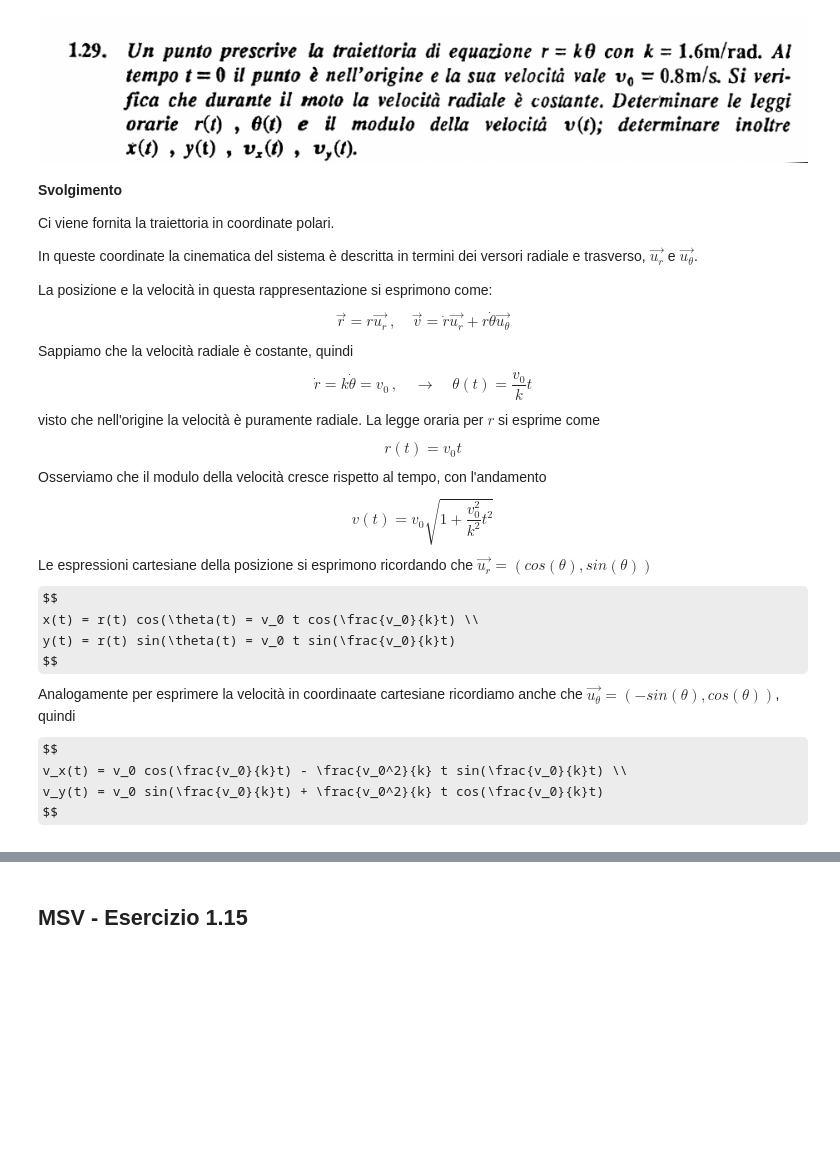
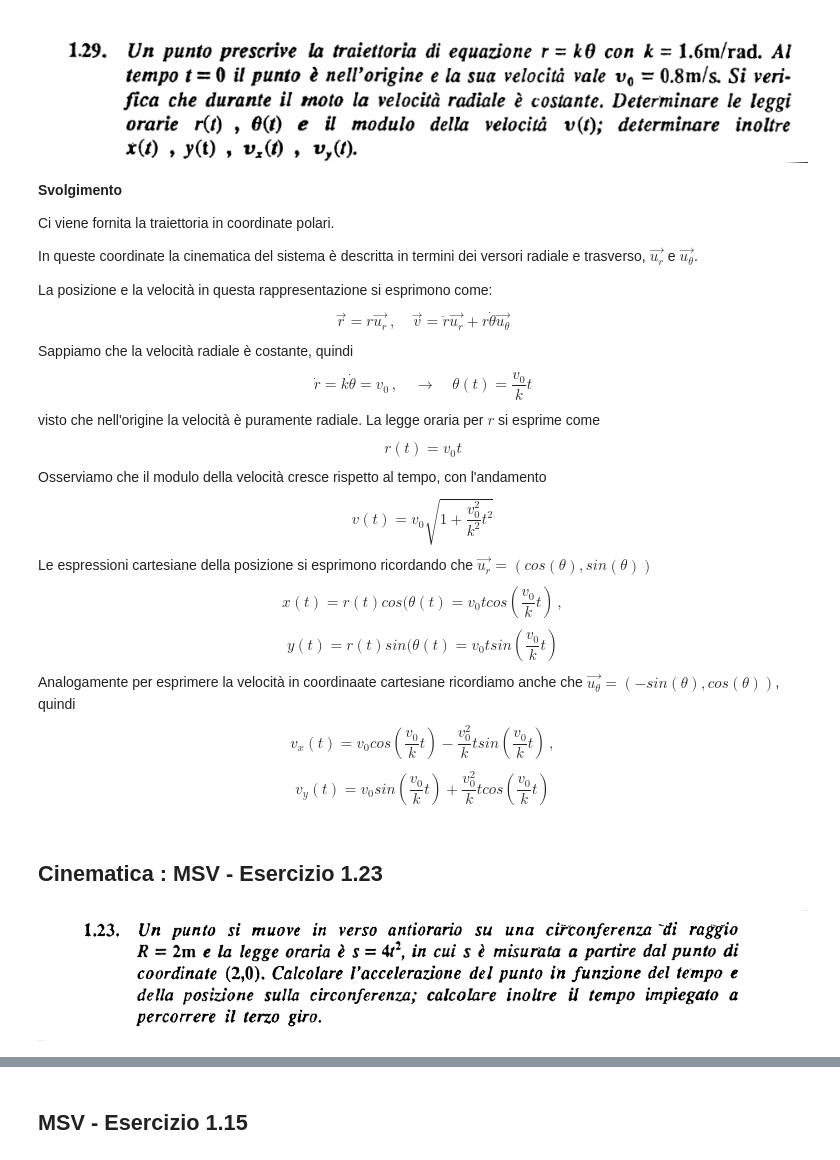
Before and after one commit to marcodalessandro76/Esercitazioni-Fisica-1, a Jupyter notebook: Cinematica punto materiale.ipynb, the cells around one changed output, grey strips where cells are left out. Saved outputs shown, nothing was run; the diff lists cells and outputs as text; code cells hidden in the pictures; some formulas as TeX source; blank space fills up the shorter version.

```diff
--- a/Cinematica punto materiale.ipynb
+++ b/Cinematica punto materiale.ipynb
@@ -280,11 +281,21 @@ v(t) = v_0 \sqrt{1+\frac{v_0^2}{k^2}t^2}
 $$
 Le espressioni cartesiane della posizione si esprimono ricordando che $\vec{u_r} = (cos(\theta),sin(\theta))$
 $$
-x(t) = r(t) cos(\theta(t) = v_0 t cos(\frac{v_0}{k}t) \\
+x(t) = r(t) cos(\theta(t) = v_0 t cos(\frac{v_0}{k}t) \, ,
+$$
+$$
 y(t) = r(t) sin(\theta(t) = v_0 t sin(\frac{v_0}{k}t)
 $$
 Analogamente per esprimere la velocità in coordinaate cartesiane ricordiamo anche che $\vec{u_\theta} = (-sin(\theta),cos(\theta))$, quindi
 $$
-v_x(t) = v_0 cos(\frac{v_0}{k}t) - \frac{v_0^2}{k} t sin(\frac{v_0}{k}t) \\
+v_x(t) = v_0 cos(\frac{v_0}{k}t) - \frac{v_0^2}{k} t sin(\frac{v_0}{k}t) \, ,
+$$
+$$
 v_y(t) = v_0 sin(\frac{v_0}{k}t) + \frac{v_0^2}{k} t cos(\frac{v_0}{k}t)
 $$
+# %% [markdown]
+## Cinematica : MSV - Esercizio 1.23
+# %%
+Image('Immagini/MSV_1.23_Testo.png',width=1000)
+# %% [output]
+[figure, added]
```
Also changed, not shown: parts of 6 cells of this notebook, 5 other files.
